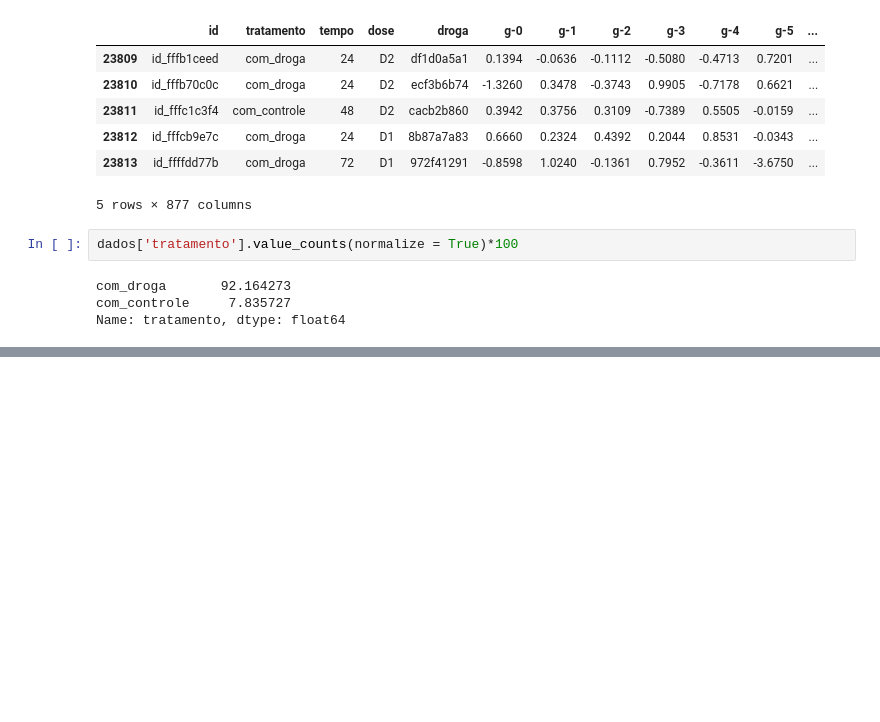
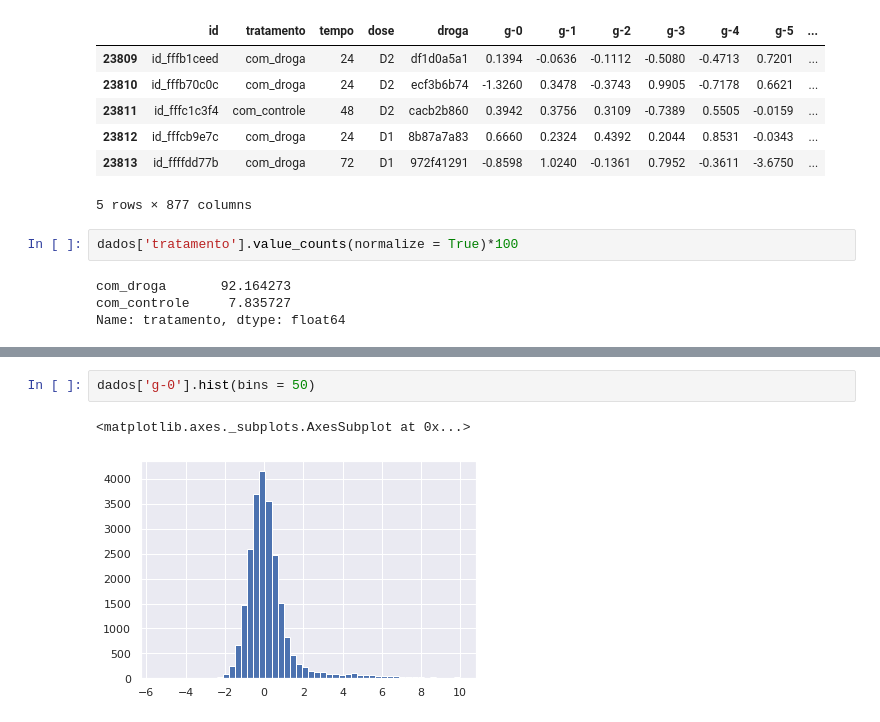
Before and after one commit to keev-loop/alura-imersao-dados-v3, a Jupyter notebook: alura-imersao-dados-v3-a1.ipynb, the cells around one changed output, grey strips where cells are left out. Drawn from its saved outputs; the diff is of its cells as text; blank space fills up the shorter version.

```diff
--- a/alura-imersao-dados-v3-a1.ipynb
+++ b/alura-imersao-dados-v3-a1.ipynb
@@ -171,0 +225,5 @@ Name: tratamento, dtype: float64
+# %%
+dados['g-0'].hist(bins = 50)
+# %% [output]
+<matplotlib.axes._subplots.AxesSubplot at 0x...>
+[figure, added]
```
Also changed, not shown: parts of 20 cells of this notebook.
